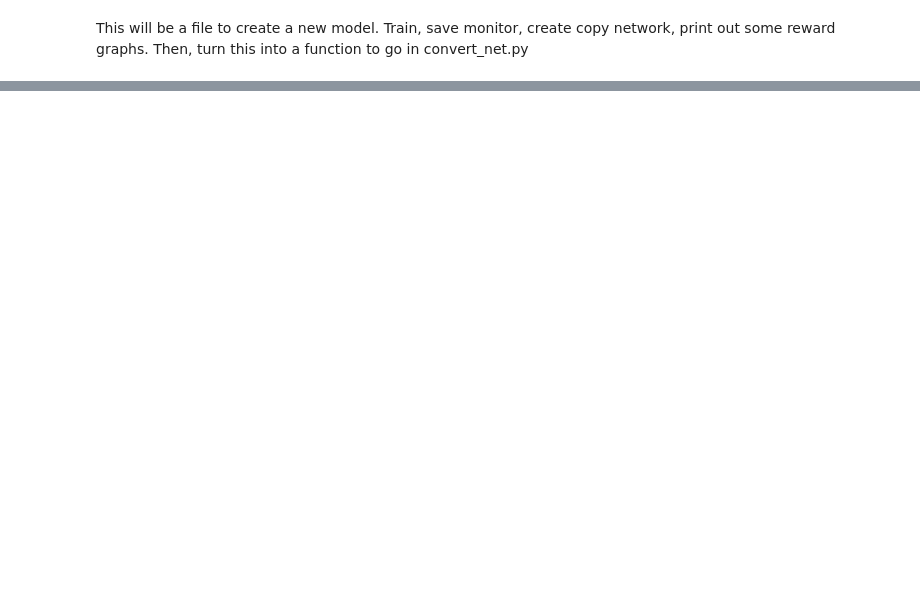
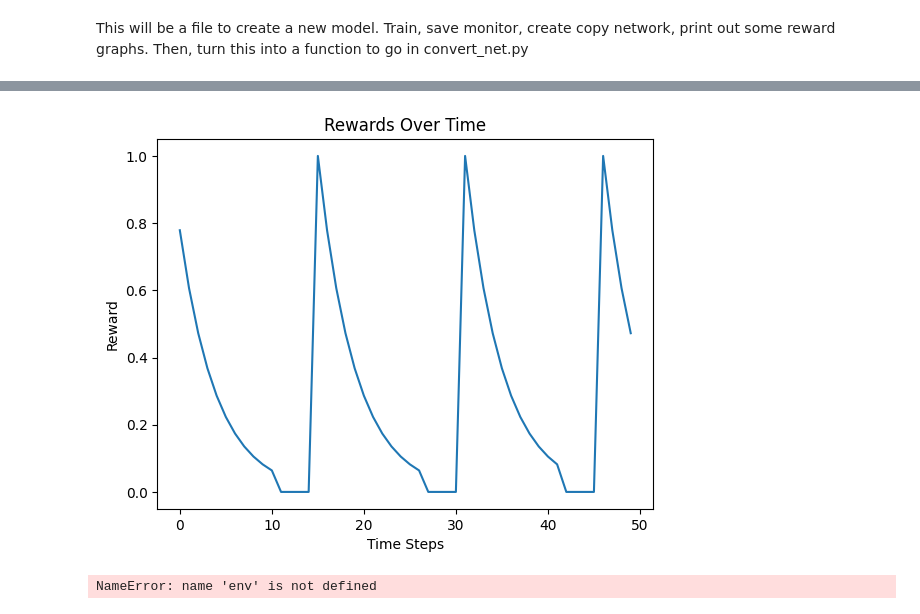
Before and after one commit to nlacey111/Foraging-Project, a Jupyter notebook: Testing automated model creation.ipynb, the cells around one changed output, grey strips where cells are left out. Cells and saved outputs as stored; diff of their text form; code cells hidden in the pictures; blank space fills up the shorter version.

```diff
--- a/Testing automated model creation.ipynb
+++ b/Testing automated model creation.ipynb
@@ -43,0 +54,44 @@ Model saved to Saved Models/foraging_two/DQNPolicy_2025-06-04/best_model.zip
+# %%
+
+
+
+# to plot the results from the best model, load the saved model and let it run for awhile
+folder_main = r"C:\Users\nicla\OneDrive\Documents\Reinforcement Learning\Foraging Project\Saved Models\foraging_three\DQNPolicy_Tube_SaveEnv"
+
+model = DQN.load(folder_main + "/generic_save.zip", include  = "env")
+env = model.get_env()
+obs = env.reset()
+rewards = []
+
+for _ in range(1000):
+    action, _ = model.predict(obs)
+    obs, reward, done, info = env.step(action)
+    if done:
+        obs = env.reset()
+    rewards.append(reward)
+# %%
+# plot rewards
+
+import matplotlib.pyplot as plt
+plt.plot(rewards[0:50])
+
+plt.title("Rewards Over Time")
+plt.xlabel("Time Steps")
+plt.ylabel("Reward")
+plt.show()
+# %% [output]
+[figure, added]
+# %%
+# EVALUATE THE MODEL
+from stable_baselines3 import DQN
+model = DQN.load(r"C:\Users\nicla\OneDrive\Documents\Reinforcement Learning\Foraging Project\Saved Models\foraging_three\DQNPolicy_Tube_TestingTime\generic_save.zip", env=env)
+
+env = model.get_env()
+
+for _ in range(env_dict["episode_length"]):
+    action, _ = model.predict(obs)
+    obs, reward, terminated, truncated, info = env.step(action)
+    if terminated or truncated:
+        obs, info = env.reset()
+# %% [output]
+NameError: name 'env' is not defined
```
Also changed, not shown: parts of 2 cells of this notebook, 33 other files.
